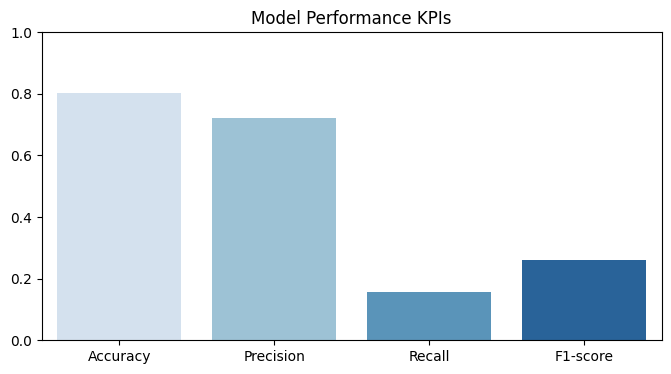
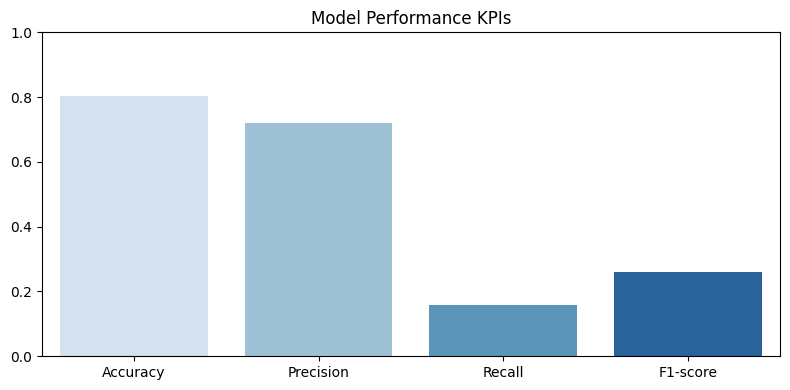
Unified diff of the notebook cell whose output changed from the first chart to the second:
--- before
+++ after
@@ -3,6 +3,11 @@
 
 plt.figure(figsize=(8, 4))
-sns.barplot(x=kpi_labels, y=kpi_values, hue = kpi_labels, palette="Blues", legend = False)
+sns.barplot(x=kpi_labels, y=kpi_values, hue=kpi_labels, palette="Blues", legend=False)
 plt.title("Model Performance KPIs")
 plt.ylim(0, 1)
+plt.tight_layout()
+
+fig = plt.gcf() 
+fig.savefig("../visuals/kpi_chart.png") 
+
 plt.show()

Commit: Fixed visuals not loading in github issue